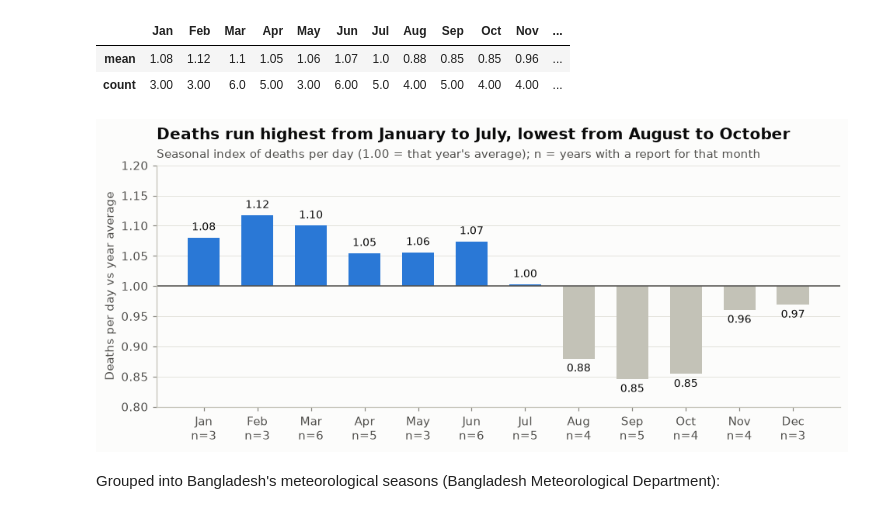
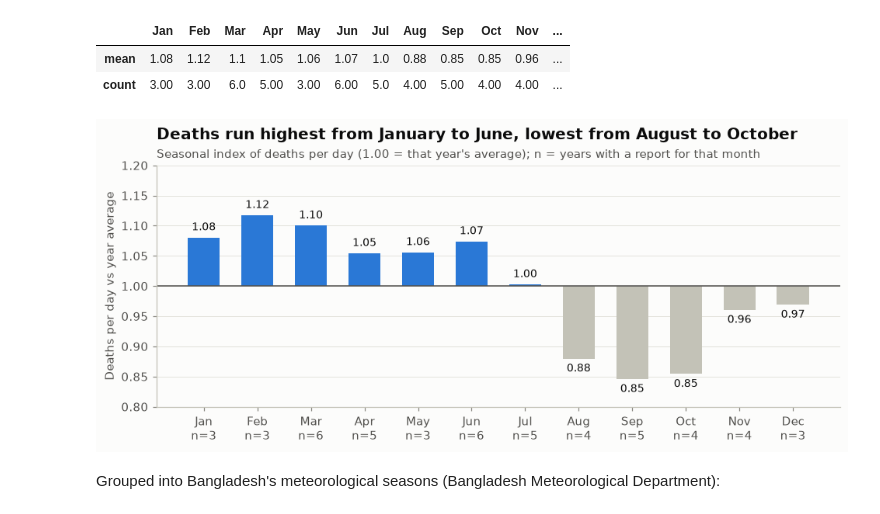
Before and after one commit to MehrazRumman/BD-Road-Accident, a Jupyter notebook: notebooks/02_analysis.ipynb, the cells around one changed output. Cells and saved outputs as stored; diff of their text form; code cells hidden in the pictures.

```diff
--- a/notebooks/02_analysis.ipynb
+++ b/notebooks/02_analysis.ipynb
@@ -469,20 +469,20 @@ season_idx.round(2).T
 # %%
 fig, ax = plt.subplots(figsize=(9, 4))
 colors = [BLUE if v >= 1 else CONTEXT for v in season_idx["mean"]]
 b = ax.bar(season_idx.index, season_idx["mean"] - 1, bottom=1, color=colors, width=0.6)
 ax.axhline(1, color=INK2, lw=1)
 for x, v in enumerate(season_idx["mean"]):
     ax.text(x, v + (0.008 if v >= 1 else -0.008), f"{v:.2f}", ha="center", va="bottom" if v >= 1 else "top",
             fontsize=9, color=INK)
 ax.set_xticks(range(12), [f"{m}\nn={n}" for m, n in zip(MONTHS, season_idx["count"])])
 ax.set_ylim(0.8, 1.2)
 ax.set_ylabel("Deaths per day vs year average")
 ax.grid(axis="x", visible=False)
-titled(ax, "Deaths run highest from January to July, lowest from August to October",
+titled(ax, "Deaths run highest from January to June, lowest from August to October",
        "Seasonal index of deaths per day (1.00 = that year's average); n = years with a report for that month")
 save(fig, "09_seasonal_index")
 # %% [output]
-[figure, old version]
+[figure, new version]
 # %% [markdown]
 Grouped into Bangladesh's meteorological seasons (Bangladesh Meteorological Department):
 # %%
```
Also changed, not shown: parts of 1 cell of this notebook, 1 other file.
